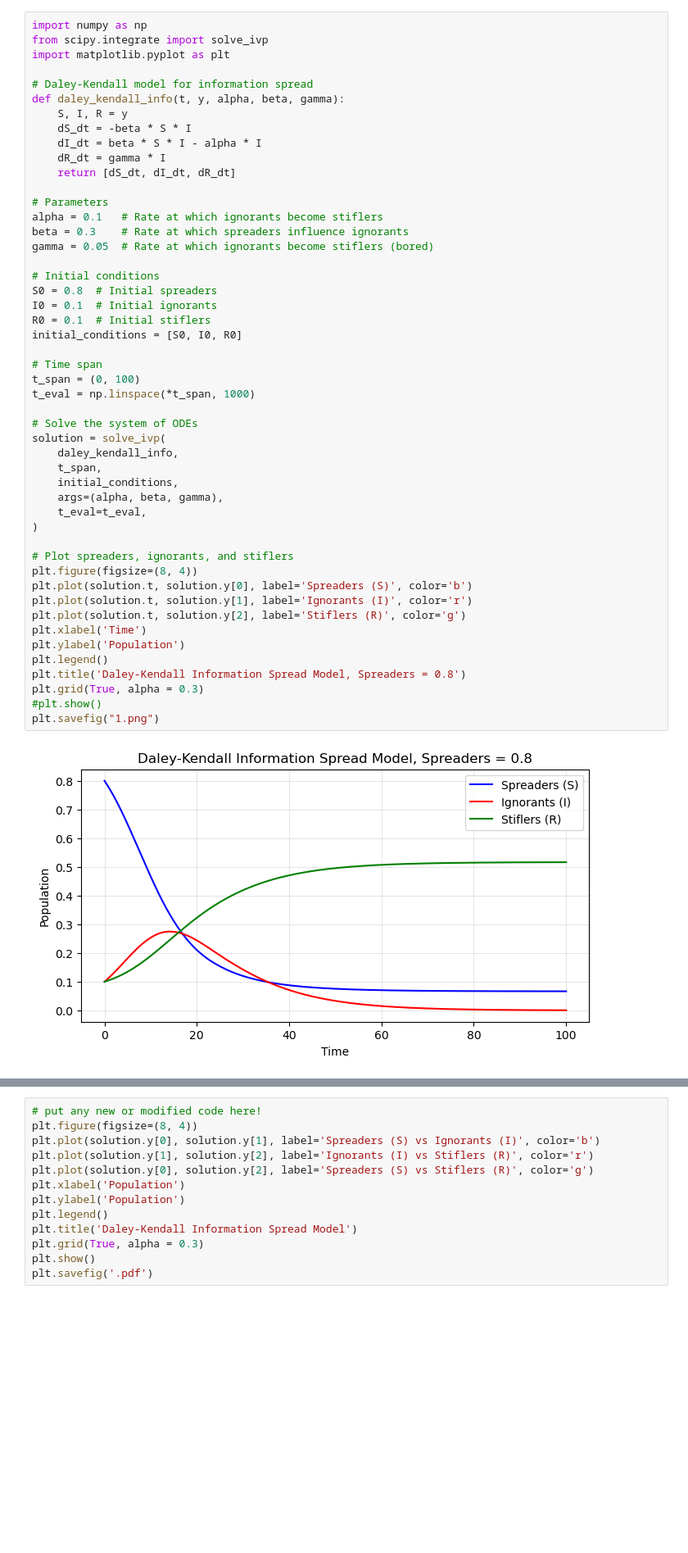
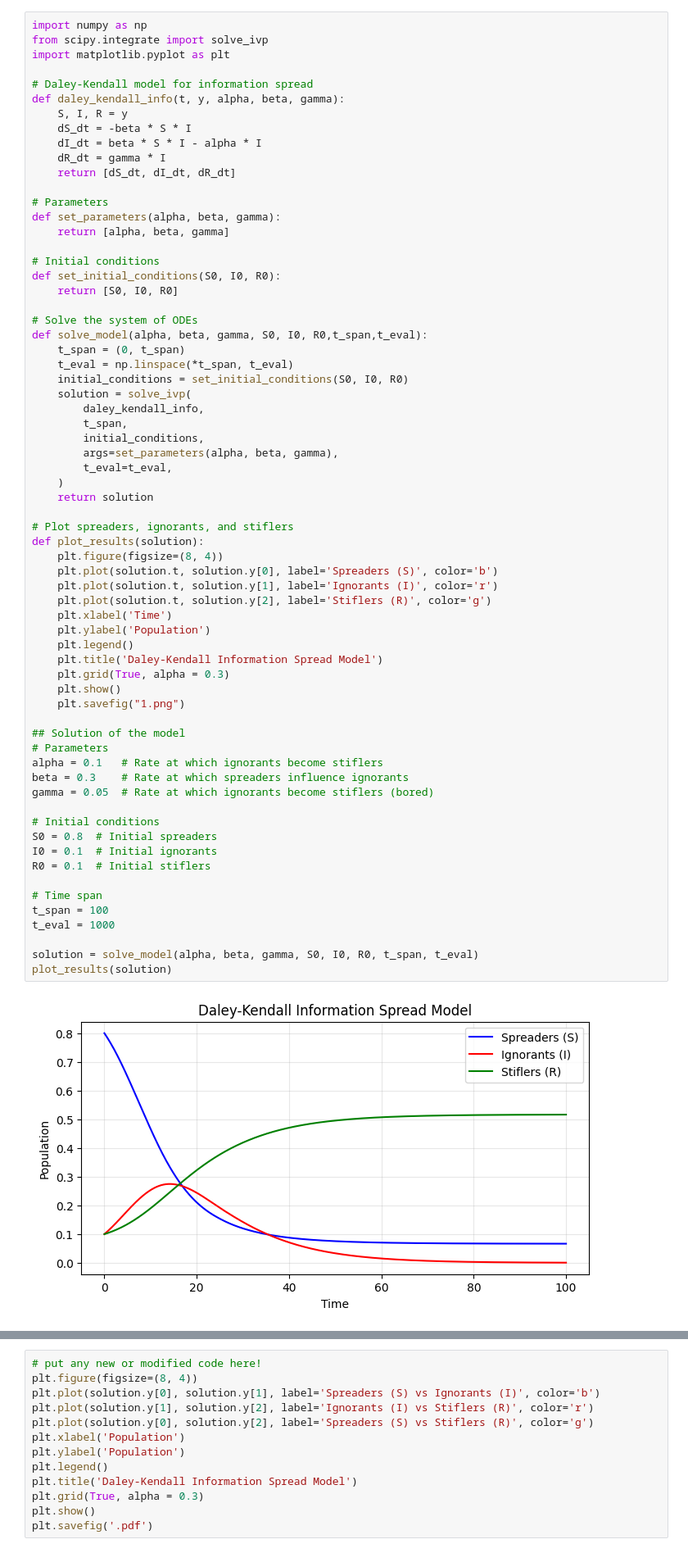
Before and after one commit to yvesheri4/Daley-Kendall-CMSE802-group1, a Jupyter notebook: Dalety-Kandel.ipynb, the cells around one changed output, grey strips where cells are left out. Shown: that part at 82% size. Saved outputs shown, nothing was run; the diff lists cells and outputs as text; blank space fills up the shorter version.

```diff
--- a/Dalety-Kandel.ipynb
+++ b/Dalety-Kandel.ipynb
@@ -1,51 +1,68 @@
 # %%
 import numpy as np
 from scipy.integrate import solve_ivp
 import matplotlib.pyplot as plt
 
 # Daley-Kendall model for information spread
 def daley_kendall_info(t, y, alpha, beta, gamma):
     S, I, R = y
     dS_dt = -beta * S * I
     dI_dt = beta * S * I - alpha * I
     dR_dt = gamma * I
     return [dS_dt, dI_dt, dR_dt]
 
 # Parameters
+def set_parameters(alpha, beta, gamma):
+    return [alpha, beta, gamma]
+
+# Initial conditions
+def set_initial_conditions(S0, I0, R0):
+    return [S0, I0, R0]
+
+# Solve the system of ODEs
+def solve_model(alpha, beta, gamma, S0, I0, R0,t_span,t_eval):
+    t_span = (0, t_span)
+    t_eval = np.linspace(*t_span, t_eval)
+    initial_conditions = set_initial_conditions(S0, I0, R0)
+    solution = solve_ivp(
+        daley_kendall_info,
+        t_span,
+        initial_conditions,
+        args=set_parameters(alpha, beta, gamma),
+        t_eval=t_eval,
+    )
+    return solution
+
+# Plot spreaders, ignorants, and stiflers
+def plot_results(solution):
+    plt.figure(figsize=(8, 4))
+    plt.plot(solution.t, solution.y[0], label='Spreaders (S)', color='b')
+    plt.plot(solution.t, solution.y[1], label='Ignorants (I)', color='r')
+    plt.plot(solution.t, solution.y[2], label='Stiflers (R)', color='g')
+    plt.xlabel('Time')
+    plt.ylabel('Population')
+    plt.legend()
+    plt.title('Daley-Kendall Information Spread Model')
+    plt.grid(True, alpha = 0.3)
+    plt.show()
+    plt.savefig("1.png")
+
+## Solution of the model
+# Parameters
 alpha = 0.1   # Rate at which ignorants become stiflers
 beta = 0.3    # Rate at which spreaders influence ignorants
 gamma = 0.05  # Rate at which ignorants become stiflers (bored)
 
 # Initial conditions
 S0 = 0.8  # Initial spreaders
 I0 = 0.1  # Initial ignorants
 R0 = 0.1  # Initial stiflers
-initial_conditions = [S0, I0, R0]
 
 # Time span
-t_span = (0, 100)
-t_eval = np.linspace(*t_span, 1000)
+t_span = 100
+t_eval = 1000
 
-# Solve the system of ODEs
-solution = solve_ivp(
-    daley_kendall_info,
-    t_span,
-    initial_conditions,
-    args=(alpha, beta, gamma),
-    t_eval=t_eval,
-)
-
-# Plot spreaders, ignorants, and stiflers
-plt.figure(figsize=(8, 4))
-plt.plot(solution.t, solution.y[0], label='Spreaders (S)', color='b')
-plt.plot(solution.t, solution.y[1], label='Ignorants (I)', color='r')
-plt.plot(solution.t, solution.y[2], label='Stiflers (R)', color='g')
-plt.xlabel('Time')
-plt.ylabel('Population')
-plt.legend()
-plt.title('Daley-Kendall Information Spread Model, Spreaders = 0.8')
-plt.grid(True, alpha = 0.3)
-#plt.show()
-plt.savefig("1.png")
+solution = solve_model(alpha, beta, gamma, S0, I0, R0, t_span, t_eval)
+plot_results(solution)
 # %% [output]
-[figure, old version]
+[figure, new version]
```
Also changed, not shown: parts of 2 cells of this notebook, 2 other files.
